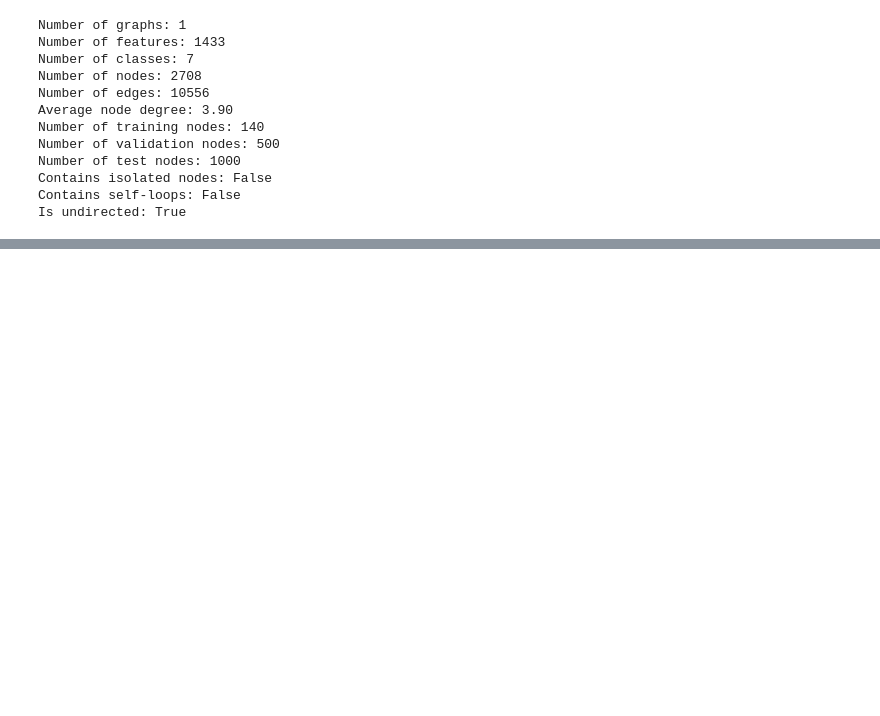
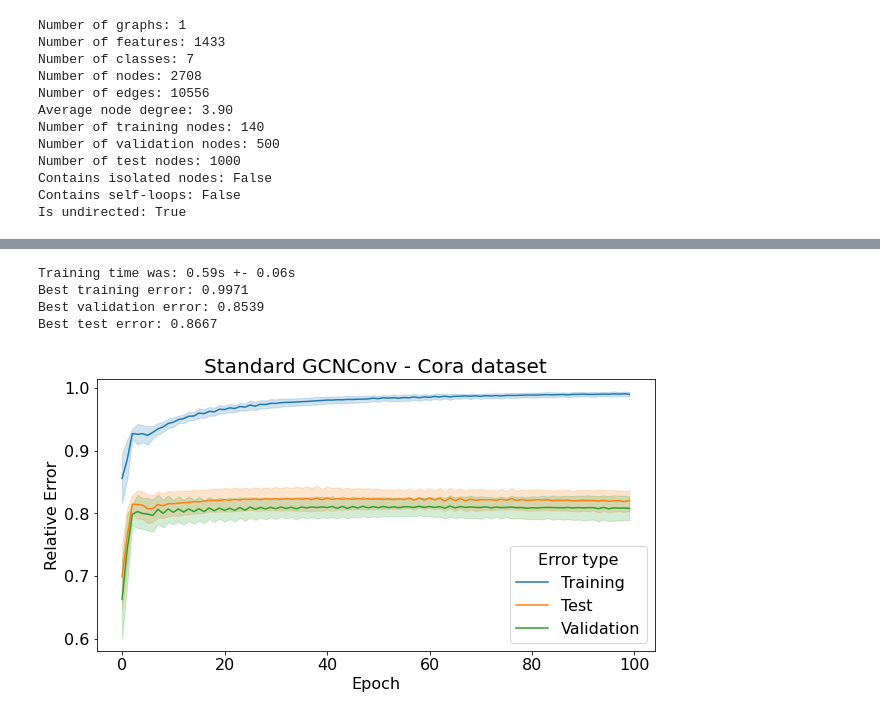
Before and after one commit to marcbue/graph-neural-pde, a Jupyter notebook: mlggm/mlggm_grand_euler_only.ipynb, the cells around one changed output, grey strips where cells are left out. Saved outputs shown, nothing was run; the diff lists cells and outputs as text; code cells hidden in the pictures; blank space fills up the shorter version.

```diff
--- a/mlggm/mlggm_grand_euler_only.ipynb
+++ b/mlggm/mlggm_grand_euler_only.ipynb
@@ -429,0 +472,24 @@ best val accuracy 0.810000 with test accuracy 0.823000 at epoch 41 and best time
+# %%
+class Net(torch.nn.Module):
+    def __init__(self, opt, dataset, device=torch.device('cpu')):
+        super(Net, self).__init__()
+        self.conv1 = GCNConv(dataset.num_node_features, opt['hidden_dim'])
+        self.conv2 = GCNConv(opt['hidden_dim'], dataset.num_classes)
+        self.edge_index = dataset.data.edge_index
+
+    def forward(self, x):
+      edge_index = self.edge_index
+
+      x = self.conv1(x, edge_index)
+      x = F.relu(x)
+      x = F.dropout(x, training=self.training)
+      x = self.conv2(x, edge_index)
+
+      return F.log_softmax(x, dim=1)
+# %%
+n_repeats = 100
+n_epochs = opt['epoch']
+net_class = Net
+
+
+training_errors, test_errors, validation_errors, training_time, best_training_errors, best_test_errors, best_validation_errors = train_NN(n_epochs, n_repeats, dataset, opt, device, net_class)
@@ -429,0 +514,11 @@ best val accuracy 0.810000 with test accuracy 0.823000 at epoch 41 and best time
+# %%
+print_training_stats(training_time, best_training_errors, best_test_errors, best_validation_errors)
+# %% [output]
+Training time was: 0.59s +- 0.06s
+Best training error: 0.9971
+Best validation error: 0.8539
+Best test error: 0.8667
+# %%
+plot_train_test_val_errors(training_errors, test_errors, validation_errors, title='Standard GCNConv - Cora dataset')
+# %% [output]
+[figure, added]
```
Also changed, not shown: parts of 12 cells of this notebook.
